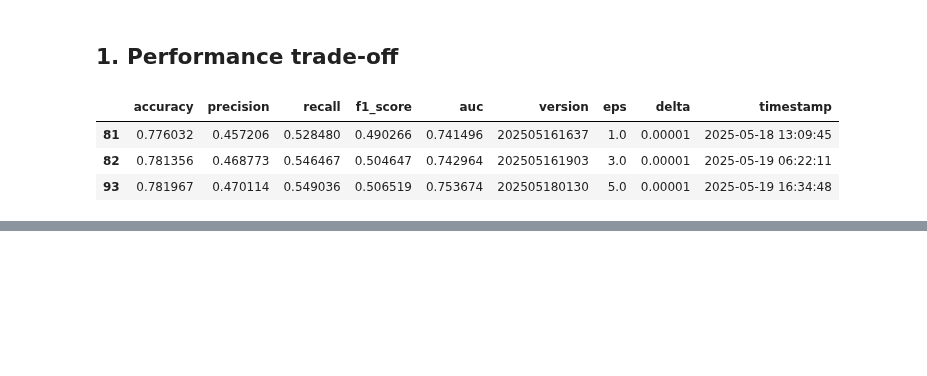
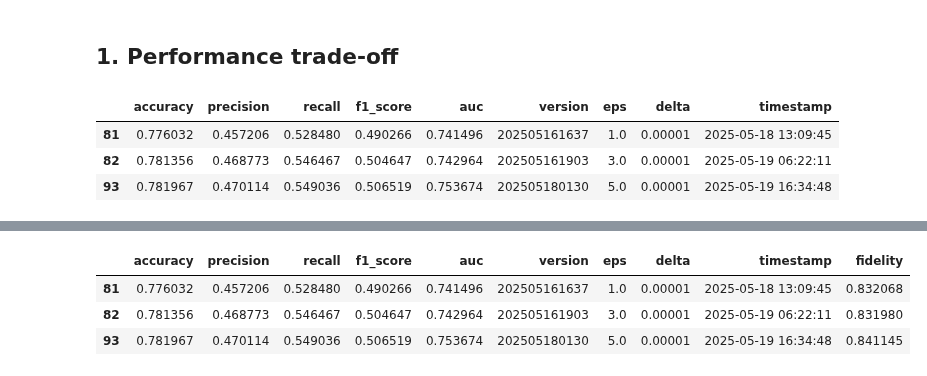
Before and after one commit to trinhkieuha/dp-shap-anomaly-detection, a Jupyter notebook: notebooks/07_Results_Analysis.ipynb, the cells around one changed output, grey strips where cells are left out. Cells and saved outputs as stored; diff of their text form; code cells hidden in the pictures; blank space fills up the shorter version.

```diff
--- a/notebooks/07_Results_Analysis.ipynb
+++ b/notebooks/07_Results_Analysis.ipynb
@@ -80,2 +138,20 @@ plt.show()
+# %%
+# Compute fidelity
+# Read the baseline predictions
+baseline_predictions = pd.read_feather(f"experiments/predictions/baseline/{baseline_version}_pred.feather")
+# Define a function to compute fidelity for each DP-SGD version
+def get_fidelity(dpsgd_version):
+    dpsgd_predictions = pd.read_feather(f"experiments/predictions/dpsgd/{dpsgd_version}_pred.feather")
+    fidelity = compute_fidelity(baseline_predictions, dpsgd_predictions)
+    return fidelity
+# Get the fidelity of the DP-SGD models
+dpsgd_best["fidelity"] = dpsgd_best["version"].apply(get_fidelity)
+metric_labels["fidelity"] = "Fidelity"
+display(dpsgd_best)
+# %% [output]
+|  | accuracy | precision | recall | f1_score | auc | version | eps | delta | timestamp | fidelity |
+| 81 | 0.776032 | 0.457206 | 0.528480 | 0.490266 | 0.741496 | 202505161637 | 1.0 | 0.00001 | 2025-05-18 13:09:45 | 0.832068 |
+| 82 | 0.781356 | 0.468773 | 0.546467 | 0.504647 | 0.742964 | 202505161903 | 3.0 | 0.00001 | 2025-05-19 06:22:11 | 0.831980 |
+| 93 | 0.781967 | 0.470114 | 0.549036 | 0.506519 | 0.753674 | 202505180130 | 5.0 | 0.00001 | 2025-05-19 16:34:48 | 0.841145 |
 # %%
 # Create a summary table
```
Also changed, not shown: parts of 13 cells of this notebook, 22 other files.
